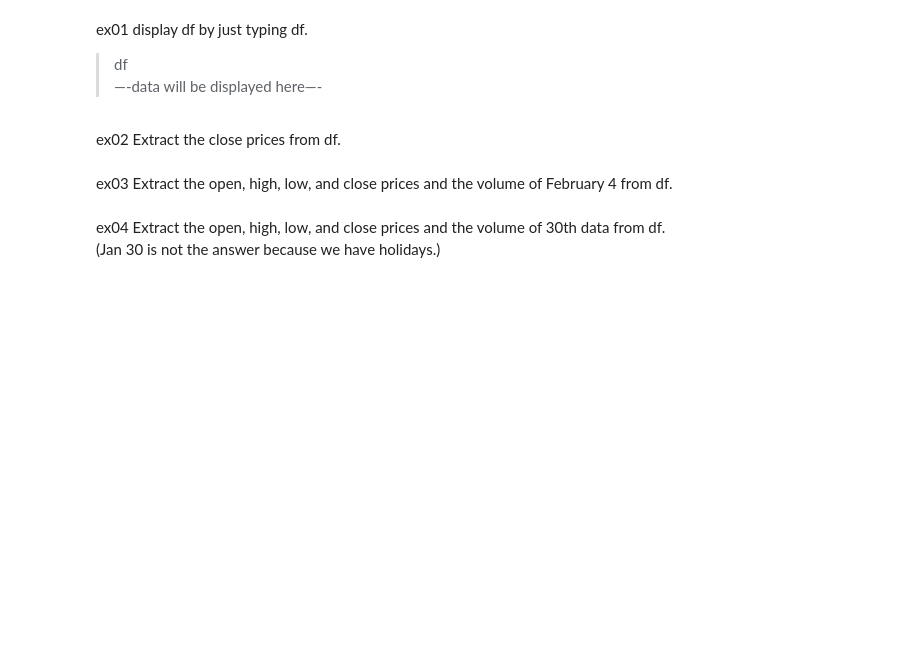
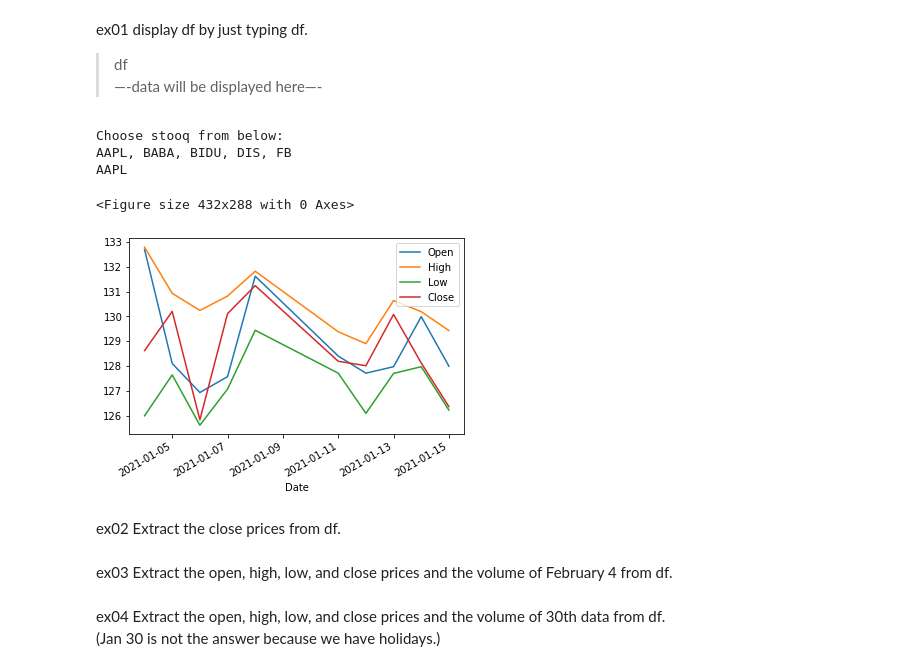
Before and after one commit to mmizuki1817/24Osaka, a Jupyter notebook: py02.ipynb, the cells around one changed output. Cells and saved outputs as stored; diff of their text form; code cells hidden in the pictures; blank space fills up the shorter version.

```diff
--- a/py02.ipynb
+++ b/py02.ipynb
@@ -5,3 +5,16 @@ ex00 Get the Apple’s daily stock prices in 2021 from Stooq and store it in the
 You may import pandas datareader, datetime, and andas.
 Stooqから2021年のAppleの日次株価を取得し、dfというDataFrameに格納します。
 pandasのdatareader、datetime、andasをインポートしてもよい。
+# %%
+from pandas_datareader.stooq import StooqDailyReader
+from datetime import datetime
+
+start = datetime(2021, 1, 1)
+end = datetime(2021, 12, 31)
+brand = 'AAPL'
+
+stooq = StooqDailyReader(brand, start=start, end=end)
+df = stooq.read()
+print(df)
+
+#参考https://blog.stu345.com/stooqapi/
@@ -9,6 +38,40 @@ pandasのdatareader、datetime、andasをインポートしてもよい。
 ex01 display df by just typing df.
 > df
 —-data will be displayed here—-
+# %%
+# 複数の銘柄から選択してグラフを表示に変更
+
+from pandas_datareader.stooq import StooqDailyReader
+from datetime import datetime
+import matplotlib.pyplot as plt
+
+def main():
+  print("Choose stooq from below:")
+  print("AAPL, BABA, BIDU, DIS, FB")
+  s = input("")
+  if s == "AAPL" or s == "BABA" or s == "BIDU" or s == "DIS" or s == "FB":
+    display_df(s)
+
+def display_df(s):
+  start = datetime(2021, 1, 1)
+  end = datetime(2021, 12, 31)
+  brand = s
+
+  stooq = StooqDailyReader(brand, start=start, end=end)
+  df = stooq.read()
+  plt.figure()
+  data[["Open", "High", "Low", "Close"]].plot()
+  plt.savefig("stooq.jpg")
+
+main()
+
+#銘柄一覧https://www.mito.co.jp/products/foreignstock/lineup.html
+# %% [output]
+Choose stooq from below:
+AAPL, BABA, BIDU, DIS, FB
+AAPL
+<Figure size 432x288 with 0 Axes>
+[figure, added]
 # %% [markdown]
 ex02 Extract the close prices from df.
 # %% [markdown]
```
Also changed, not shown: parts of 1 cell of this notebook.
